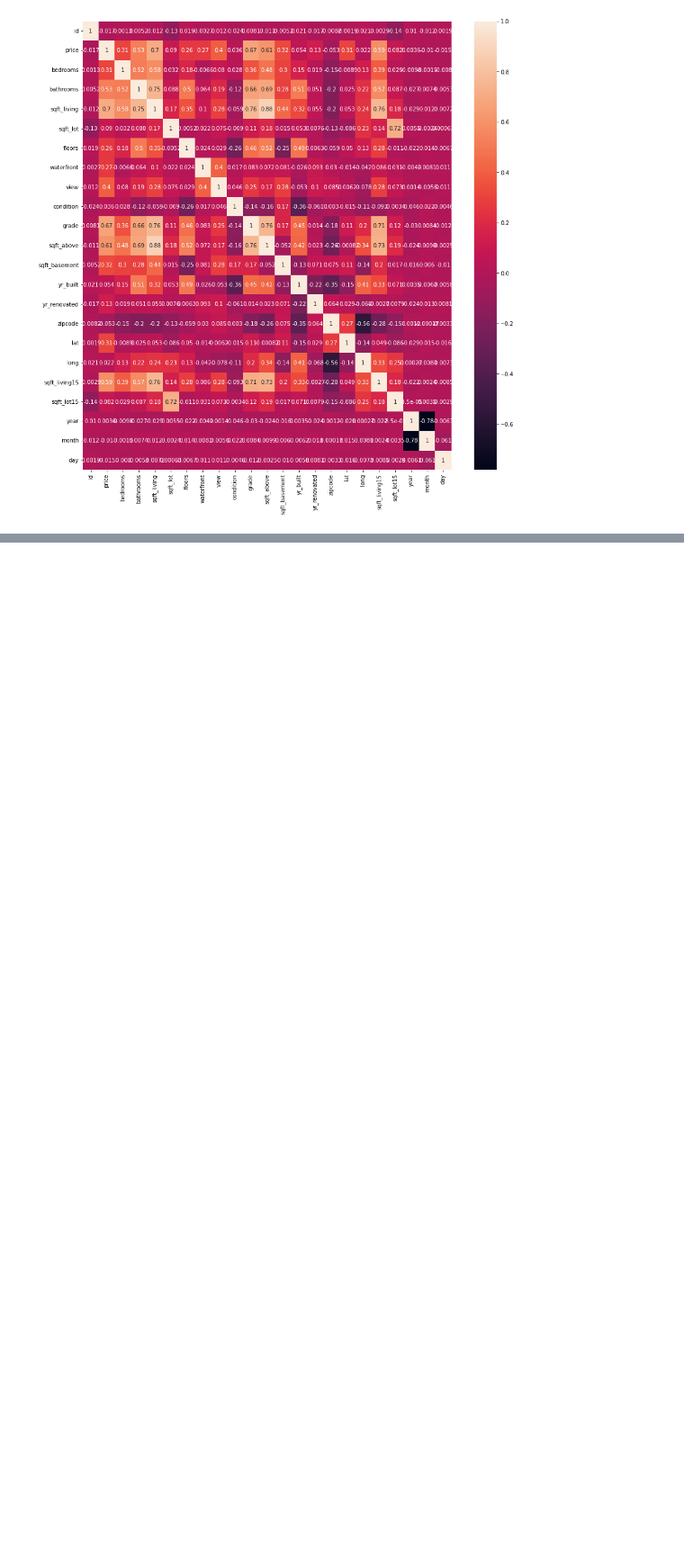
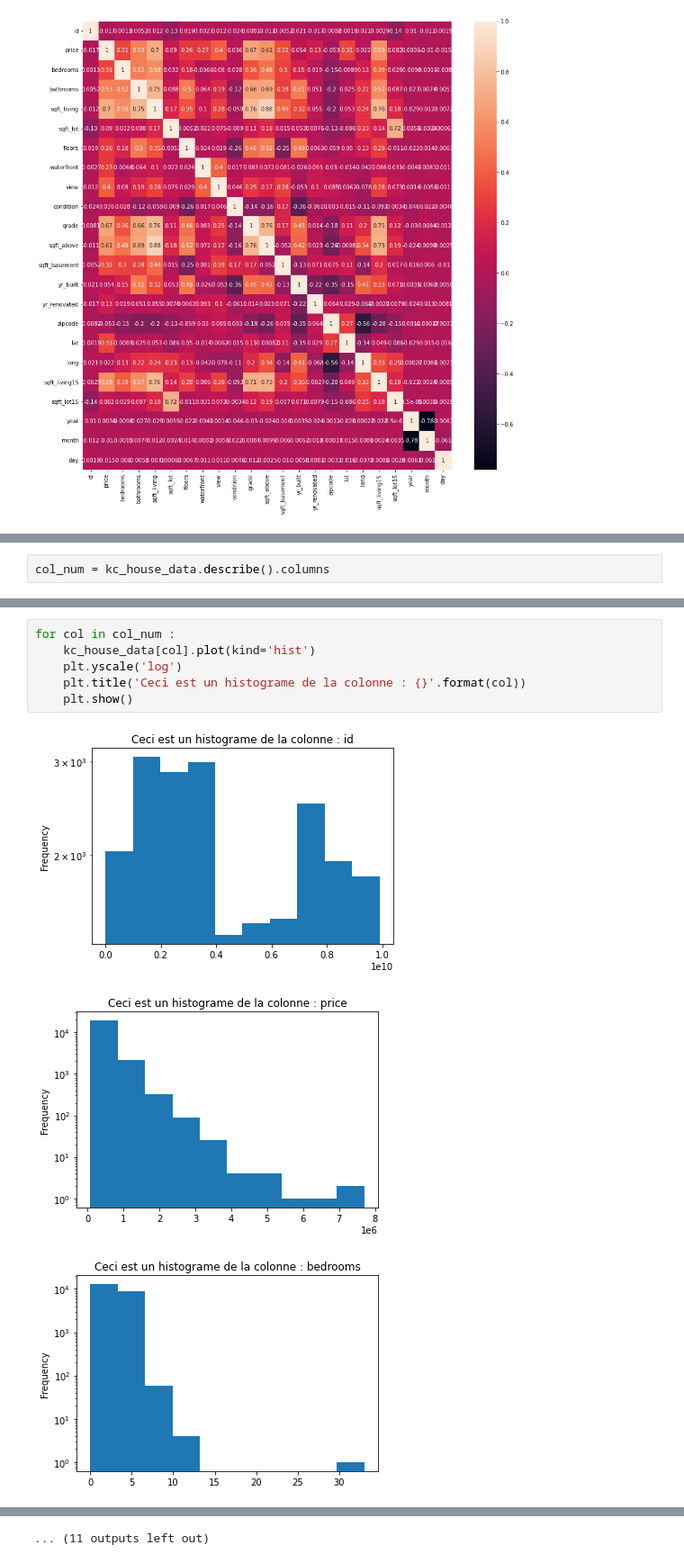
Before and after one commit to Rapsw/Projet_Final_Machine_Learning, a Jupyter notebook: data_cleaning_analysis.ipynb, the cells around one changed output, grey strips where cells are left out. Shown at 90% size. Cells and saved outputs as stored; diff of their text form; blank space fills up the shorter version.

```diff
--- a/data_cleaning_analysis.ipynb
+++ b/data_cleaning_analysis.ipynb
@@ -315,0 +368,2 @@ ValueError: Mime type rendering requires nbformat>=4.2.0 but it is not installed
+# %%
+col_num = kc_house_data.describe().columns
@@ -315,0 +382,10 @@ ValueError: Mime type rendering requires nbformat>=4.2.0 but it is not installed
+# %%
+for col in col_num :
+    kc_house_data[col].plot(kind='hist')
+    plt.yscale('log')
+    plt.title('Ceci est un histograme de la colonne : {}'.format(col))
+    plt.show()
+# %% [output]
+[figure, added]
+[figure, added]
+[figure, added]
@@ -315,0 +401 @@ ValueError: Mime type rendering requires nbformat>=4.2.0 but it is not installed
+... (11 outputs left out)
```
Also changed, not shown: parts of 22 cells of this notebook.
